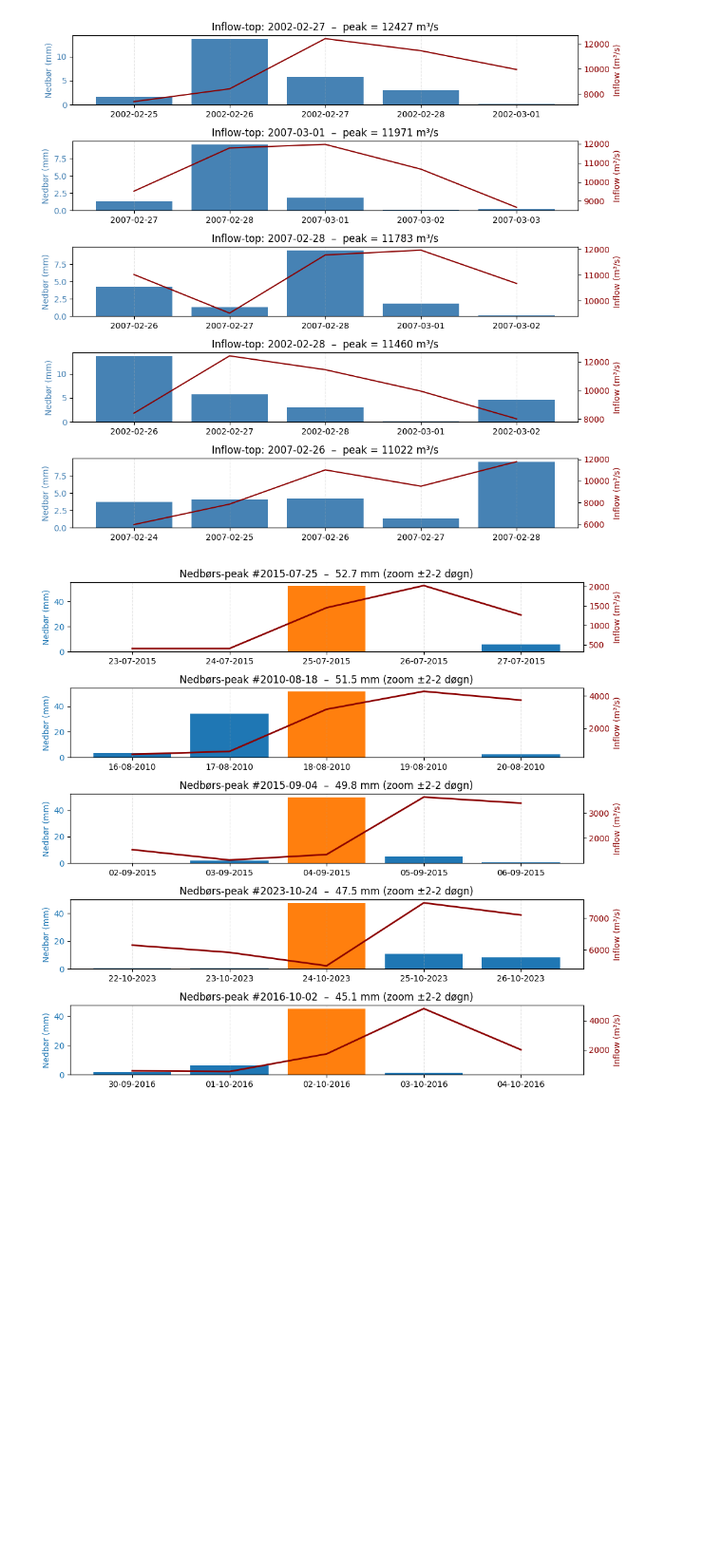
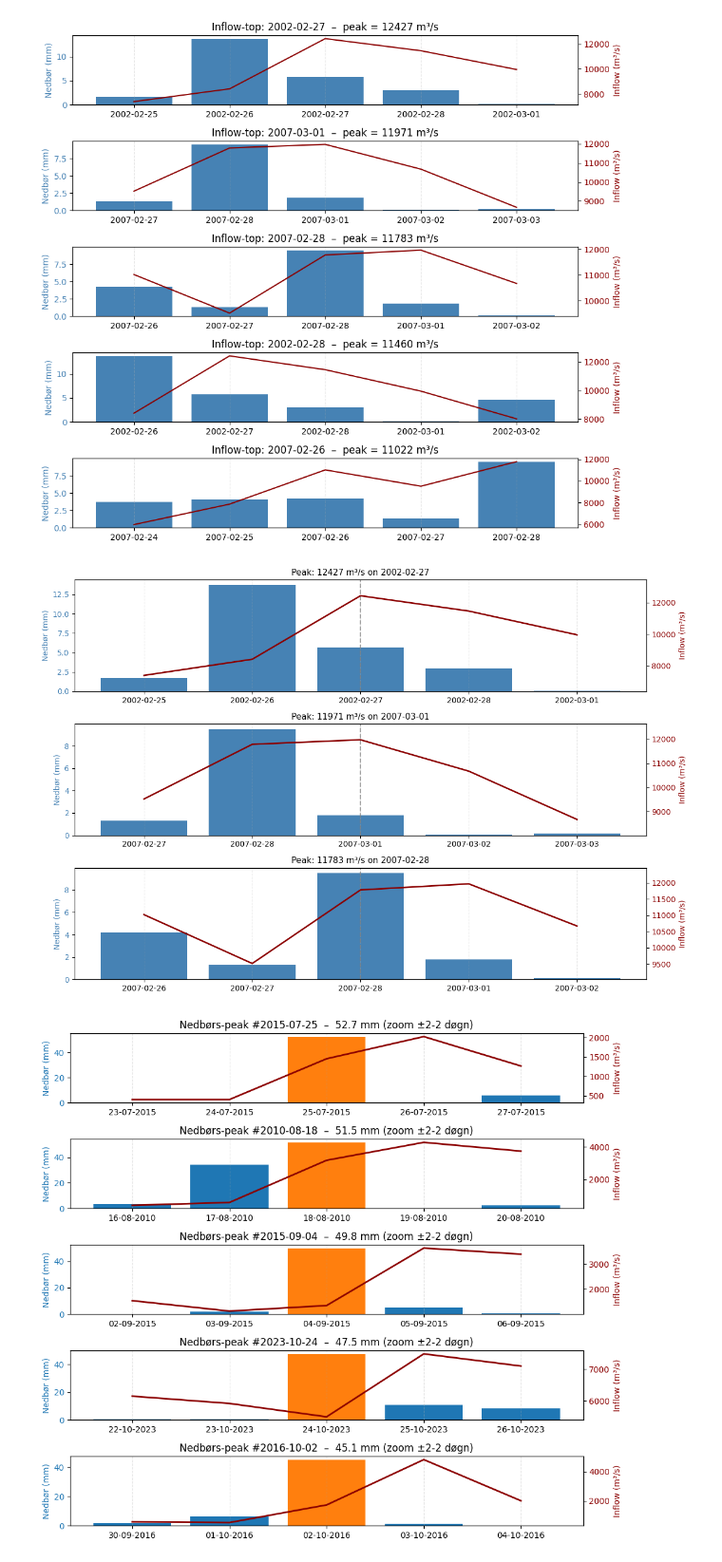
Before and after one commit to nicolaigarder/Forecasting-water-inflow, a Jupyter notebook: Exploratory analysis/Zoom_extreme.ipynb, the cells around one changed output. Shown at 95% size. Drawn from its saved outputs; the diff is of its cells as text; code cells hidden in the pictures; blank space fills up the shorter version.

```diff
--- a/Exploratory analysis/Zoom_extreme.ipynb
+++ b/Exploratory analysis/Zoom_extreme.ipynb
@@ -108,6 +108,58 @@ def plot_top3_inflow_windows(data: pd.DataFrame,
 plot_top3_inflow_windows(df)
 # %% [output]
 [figure]
+# %%
+import pandas as pd
+import matplotlib.pyplot as plt
+
+def plot_top3_inflow_windows(data: pd.DataFrame,
+                             target='KarupBro',
+                             precip='precip_total_daily',
+                             days_before=2,
+                             days_after=2,
+                             top_n=3):
+    """Tegn zoom-plots omkring de største inflow-toppe."""
+    # 1) find top N datoer (højeste inflow)
+    tops = data[target].nlargest(top_n)
+
+    fig, axes = plt.subplots(top_n, 1, figsize=(12, 8), sharex=False)
+
+    for ax, (peak_time, peak_val) in zip(axes, tops.items()):
+        win = data.loc[peak_time - pd.Timedelta(days=days_before):
+                       peak_time + pd.Timedelta(days=days_after)]
+
+        # Nedbør som søjler (venstre y-akse)
+        ax.bar(win.index, win[precip], color='steelblue', label='Nedbør (mm)')
+        ax.set_ylabel("Nedbør (mm)", color='steelblue')
+        ax.tick_params(axis='y', labelcolor='steelblue')
+
+        # Inflow som linje (højre y-akse)
+        ax2 = ax.twinx()
+        ax2.plot(win.index, win[target], color='darkred', label='Inflow (m³/s)', linewidth=2)
+        ax2.set_ylabel("Inflow (m³/s)", color='darkred')
+        ax2.tick_params(axis='y', labelcolor='darkred')
+
+        # Zoom inflow-y-akse tæt omkring peak
+        inflow_min = win[target].min()
+        inflow_max = win[target].max()
+        buffer = (inflow_max - inflow_min) * 0.2
+        ax2.set_ylim(inflow_min - buffer, inflow_max + buffer)
+
+        # Fremhæv peak-dato
+        ax.axvline(peak_time, color='grey', linestyle='--', alpha=0.7)
+
+        # Titel
+        ax.set_title(f"Peak: {peak_val:.0f} m³/s on {peak_time.date()}", fontsize=11)
+
+        ax.grid(True, axis='x', linestyle='--', alpha=0.3)
+
+    plt.tight_layout()
+    plt.show()
+
+# Kør funktionen
+plot_top3_inflow_windows(df)
+# %% [output]
+[figure, added]
 # %%
 import pandas as pd
 import matplotlib.pyplot as plt
```
Also changed, not shown: 2 other files.
